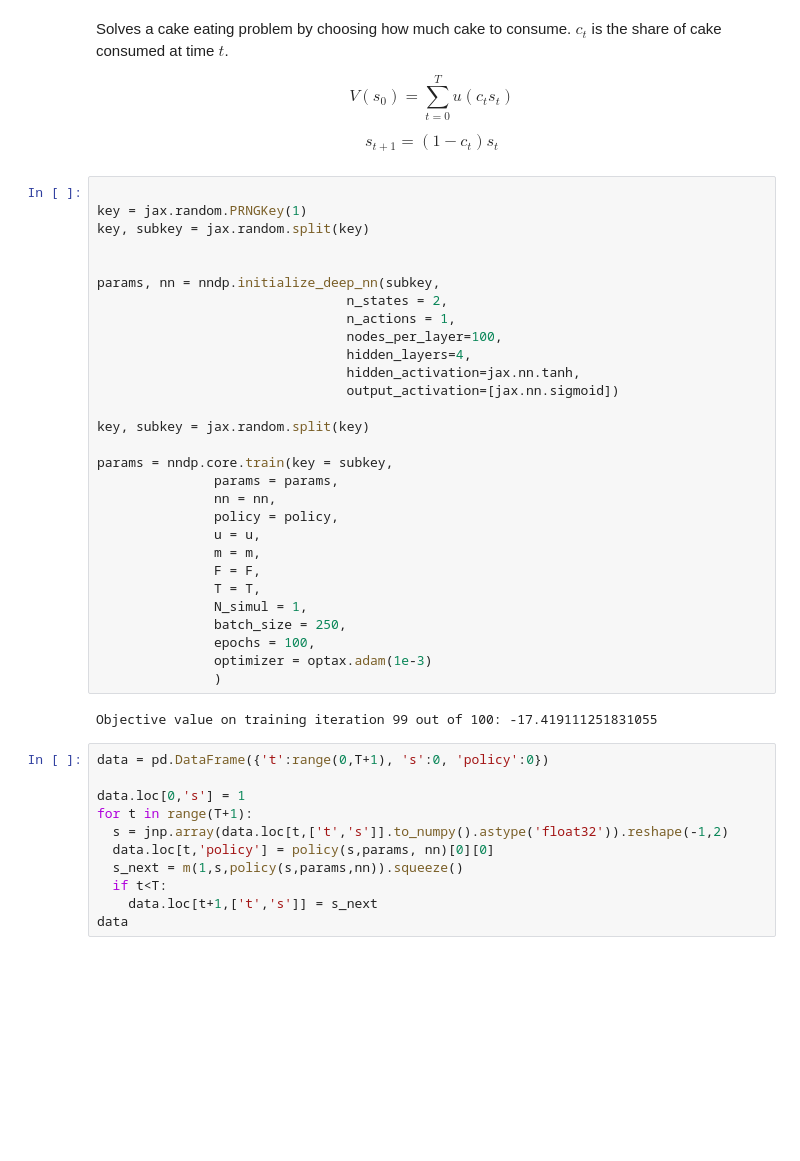
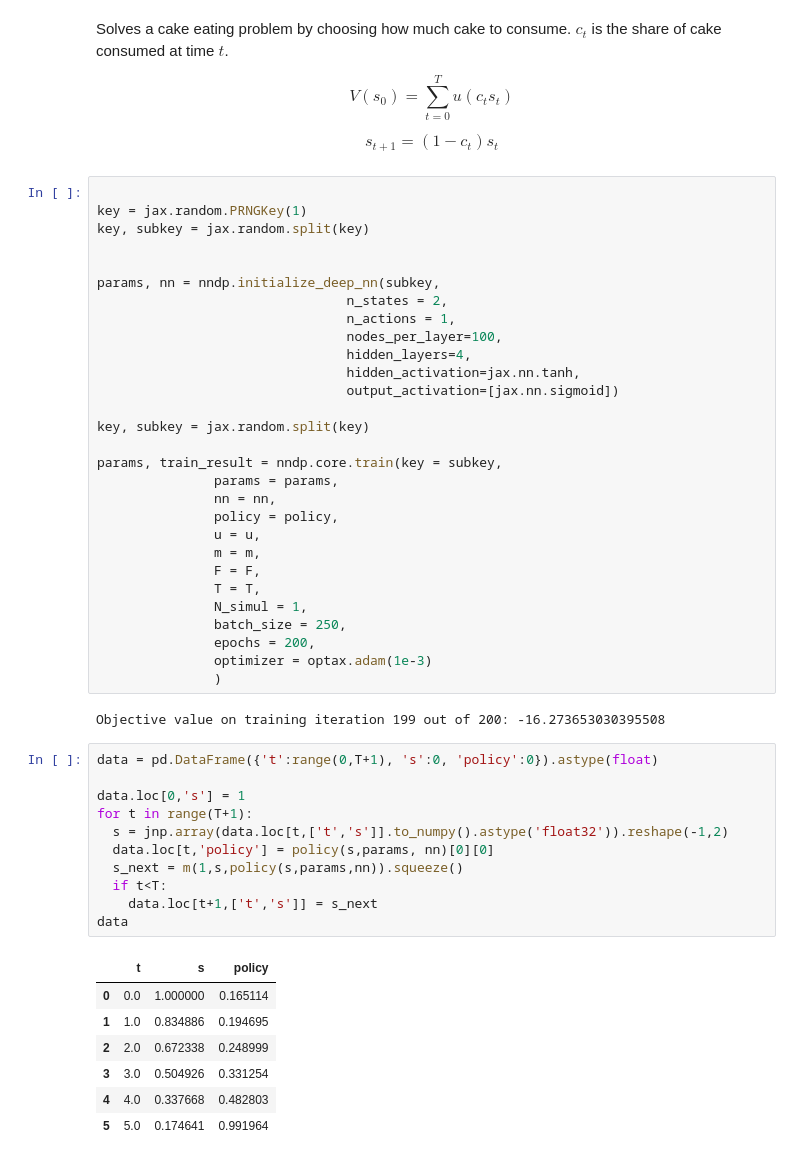
Before and after one commit to marcdelabarrera/nndp, a Jupyter notebook: docs/source/notebooks/cake_eating_problem/main.ipynb, the cells around one changed output. Cells and saved outputs as stored; diff of their text form; blank space fills up the shorter version.

```diff
--- a/docs/source/notebooks/cake_eating_problem/main.ipynb
+++ b/docs/source/notebooks/cake_eating_problem/main.ipynb
@@ -29,7 +29,7 @@ params, nn = nndp.initialize_deep_nn(subkey,
 
 key, subkey = jax.random.split(key)
 
-params = nndp.core.train(key = subkey,
+params, train_result = nndp.core.train(key = subkey,
                params = params,
                nn = nn,
                policy = policy,
@@ -39,19 +39,27 @@ params = nndp.core.train(key = subkey,
                T = T,
                N_simul = 1,
                batch_size = 250,
-               epochs = 100,
+               epochs = 200,
                optimizer = optax.adam(1e-3)
                )
 # %% [output]
-Objective value on training iteration 99 out of 100: -17.419111251831055
+Objective value on training iteration 199 out of 200: -16.273653030395508
 # %%
-data = pd.DataFrame({'t':range(0,T+1), 's':0, 'policy':0})
+data = pd.DataFrame({'t':range(0,T+1), 's':0, 'policy':0}).astype(float)
 
 data.loc[0,'s'] = 1
 for t in range(T+1):
   s = jnp.array(data.loc[t,['t','s']].to_numpy().astype('float32')).reshape(-1,2)
   data.loc[t,'policy'] = policy(s,params, nn)[0][0]
   s_next = m(1,s,policy(s,params,nn)).squeeze()
   if t<T:
     data.loc[t+1,['t','s']] = s_next
 data
+# %% [output]
+|  | t | s | policy |
+| 0 | 0.0 | 1.000000 | 0.165114 |
+| 1 | 1.0 | 0.834886 | 0.194695 |
+| 2 | 2.0 | 0.672338 | 0.248999 |
+| 3 | 3.0 | 0.504926 | 0.331254 |
+| 4 | 4.0 | 0.337668 | 0.482803 |
+| 5 | 5.0 | 0.174641 | 0.991964 |
```
Also changed, not shown: parts of 1 cell of this notebook, 3 other files.
